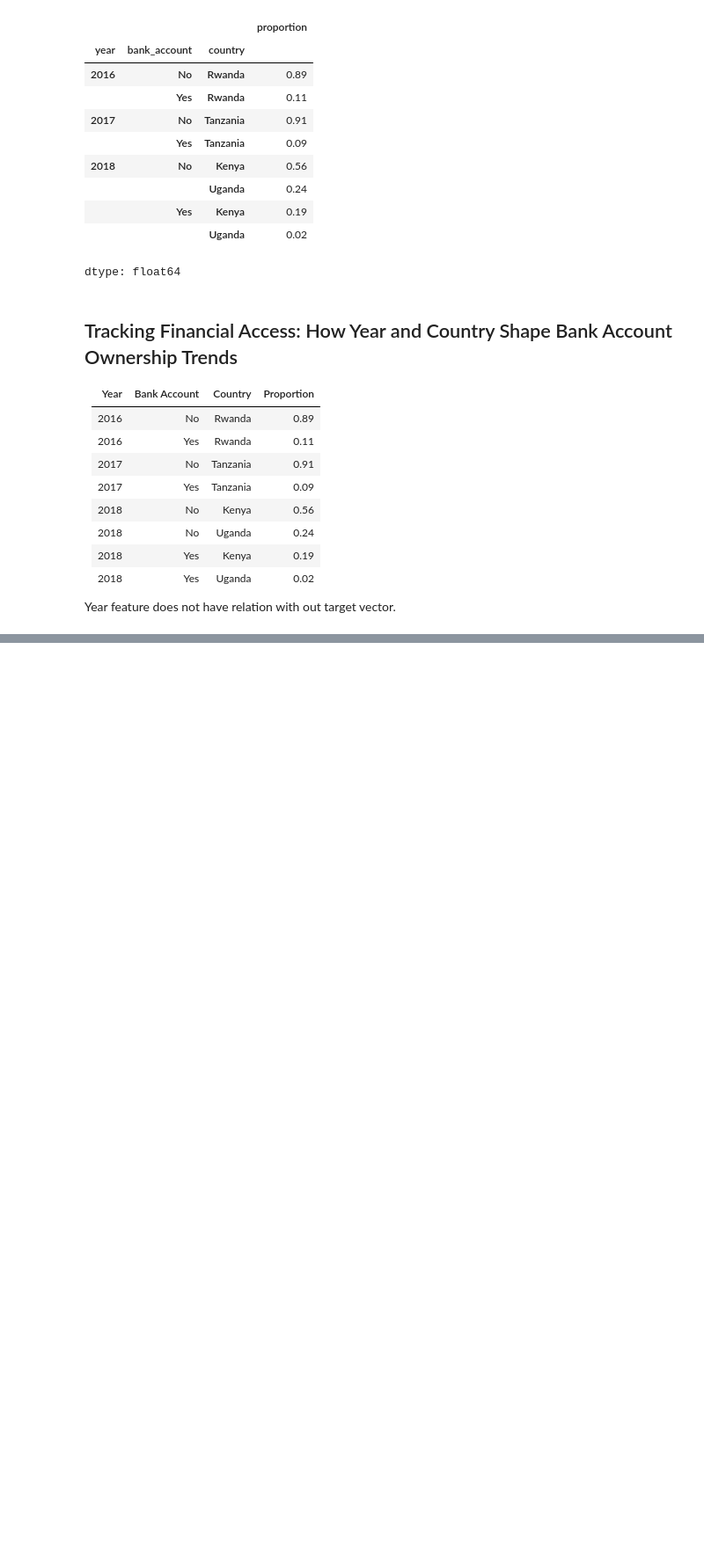
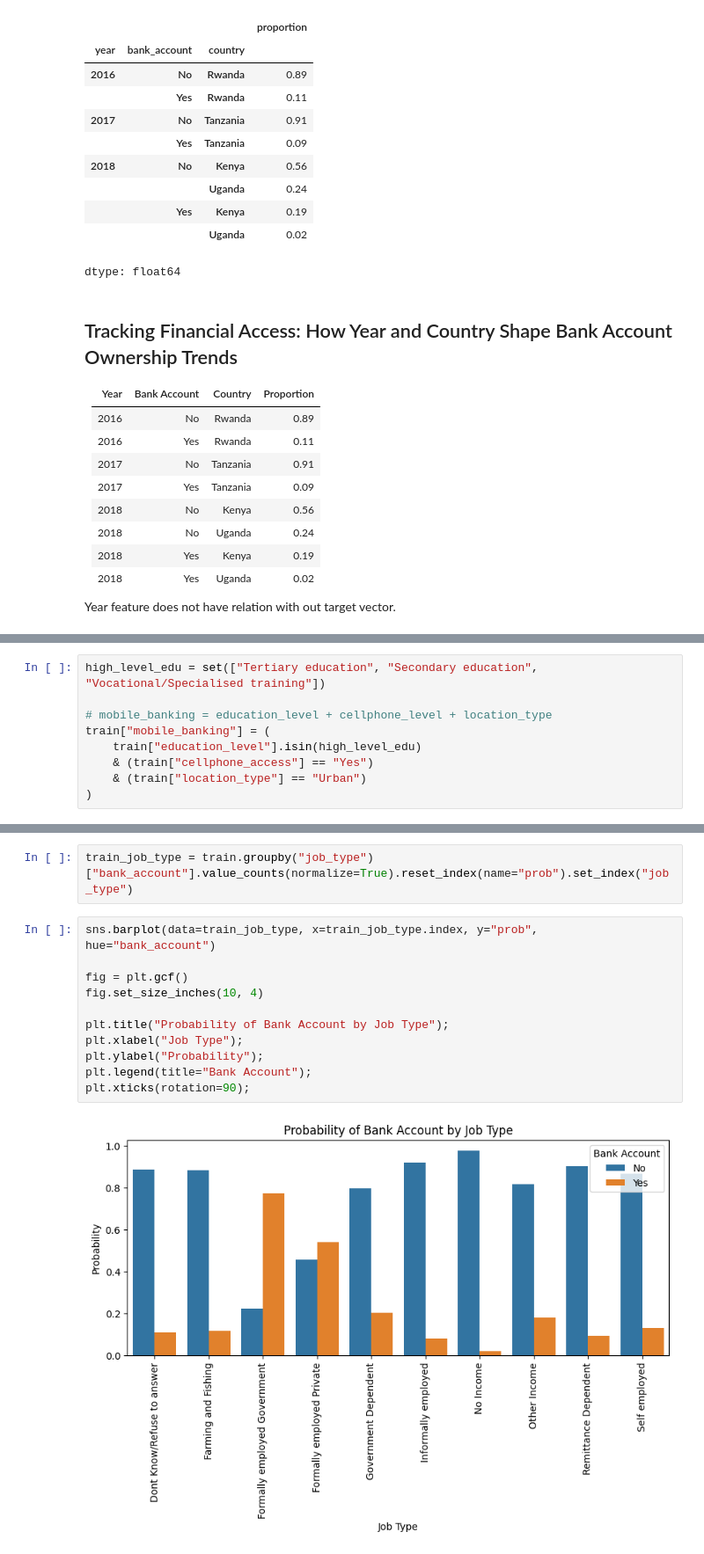
Before and after one commit to segnig/Financial-Inclusion-in-Africa, a Jupyter notebook: eda_002.ipynb, the cells around one changed output, grey strips where cells are left out. Shown: that part at 88% size. Saved outputs shown, nothing was run; the diff lists cells and outputs as text; blank space fills up the shorter version.

```diff
--- a/eda_002.ipynb
+++ b/eda_002.ipynb
@@ -143,0 +252,9 @@ Year feature does not have relation with out target vector.
+# %%
+high_level_edu = set(["Tertiary education", "Secondary education", "Vocational/Specialised training"])
+
+# mobile_banking = education_level + cellphone_level + location_type
+train["mobile_banking"] = (
+    train["education_level"].isin(high_level_edu)
+    & (train["cellphone_access"] == "Yes")
+    & (train["location_type"] == "Urban")
+)
@@ -143,0 +309,15 @@ Year feature does not have relation with out target vector.
+# %%
+train_job_type = train.groupby("job_type")["bank_account"].value_counts(normalize=True).reset_index(name="prob").set_index("job_type")
+# %%
+sns.barplot(data=train_job_type, x=train_job_type.index, y="prob", hue="bank_account")
+
+fig = plt.gcf()
+fig.set_size_inches(10, 4)
+
+plt.title("Probability of Bank Account by Job Type");
+plt.xlabel("Job Type");
+plt.ylabel("Probability");
+plt.legend(title="Bank Account");
+plt.xticks(rotation=90);
+# %% [output]
+[figure, added]
```
Also changed, not shown: parts of 40 cells of this notebook.
